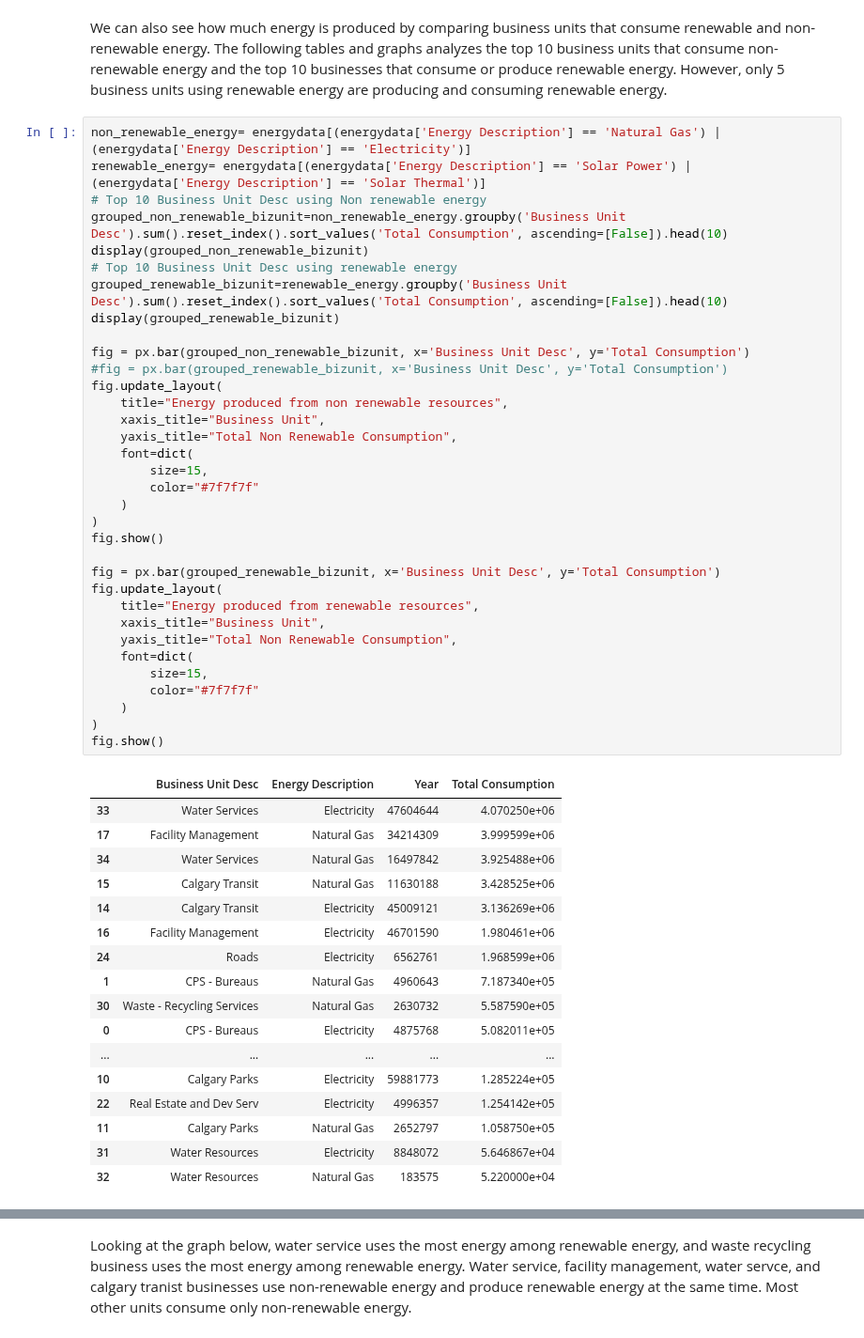
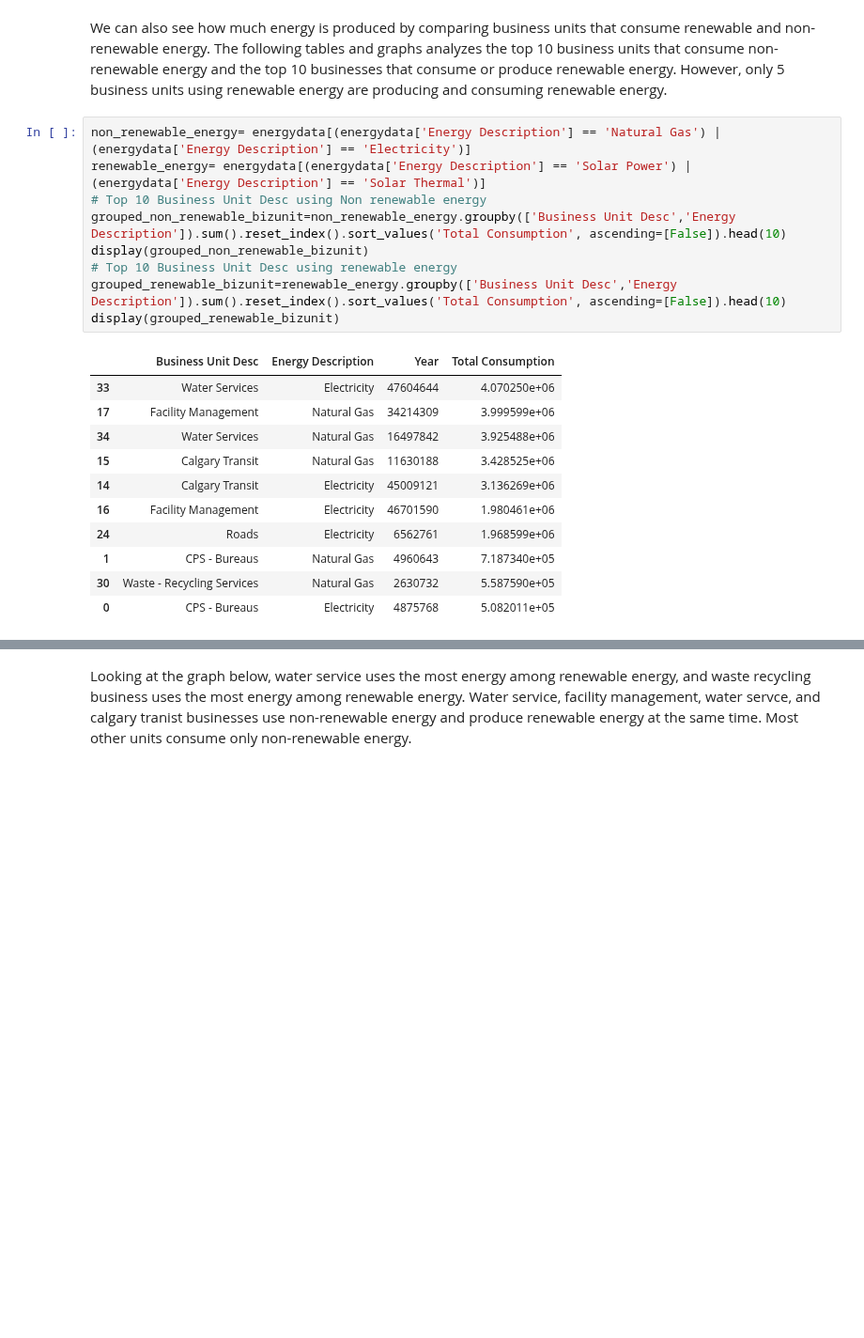
Before and after one commit to deshant19/Corporate-Energy-Consumption-Data-Visualization, a Jupyter notebook: notebooks/Corporate Energy Consumption.ipynb, the cells around one changed output, grey strips where cells are left out. Shown at 94% size. Saved outputs shown, nothing was run; the diff lists cells and outputs as text; blank space fills up the shorter version.

```diff
--- a/notebooks/Corporate Energy Consumption.ipynb
+++ b/notebooks/Corporate Energy Consumption.ipynb
@@ -453,55 +454,24 @@ We can also see how much energy is produced by comparing business units that con
 # %%
 non_renewable_energy= energydata[(energydata['Energy Description'] == 'Natural Gas') | (energydata['Energy Description'] == 'Electricity')]
 renewable_energy= energydata[(energydata['Energy Description'] == 'Solar Power') | (energydata['Energy Description'] == 'Solar Thermal')]
 # Top 10 Business Unit Desc using Non renewable energy
-grouped_non_renewable_bizunit=non_renewable_energy.groupby('Business Unit Desc').sum().reset_index().sort_values('Total Consumption', ascending=[False]).head(10)
+grouped_non_renewable_bizunit=non_renewable_energy.groupby(['Business Unit Desc','Energy Description']).sum().reset_index().sort_values('Total Consumption', ascending=[False]).head(10)
 display(grouped_non_renewable_bizunit)
 # Top 10 Business Unit Desc using renewable energy
-grouped_renewable_bizunit=renewable_energy.groupby('Business Unit Desc').sum().reset_index().sort_values('Total Consumption', ascending=[False]).head(10)
+grouped_renewable_bizunit=renewable_energy.groupby(['Business Unit Desc','Energy Description']).sum().reset_index().sort_values('Total Consumption', ascending=[False]).head(10)
 display(grouped_renewable_bizunit)
-
-fig = px.bar(grouped_non_renewable_bizunit, x='Business Unit Desc', y='Total Consumption')
-#fig = px.bar(grouped_renewable_bizunit, x='Business Unit Desc', y='Total Consumption')
-fig.update_layout(
-    title="Energy produced from non renewable resources",
-    xaxis_title="Business Unit",
-    yaxis_title="Total Non Renewable Consumption",
-    font=dict(
-        size=15,
-        color="#7f7f7f"
-    )
-)
-fig.show()
-
-fig = px.bar(grouped_renewable_bizunit, x='Business Unit Desc', y='Total Consumption')
-fig.update_layout(
-    title="Energy produced from renewable resources",
-    xaxis_title="Business Unit",
-    yaxis_title="Total Non Renewable Consumption",
-    font=dict(
-        size=15,
-        color="#7f7f7f"
-    )
-)
-fig.show()
 # %% [output]
 |  | Business Unit Desc | Energy Description | Year | Total Consumption |
 | 33 | Water Services | Electricity | 47604644 | 4.070250e+06 |
 | 17 | Facility Management | Natural Gas | 34214309 | 3.999599e+06 |
 | 34 | Water Services | Natural Gas | 16497842 | 3.925488e+06 |
 | 15 | Calgary Transit | Natural Gas | 11630188 | 3.428525e+06 |
 | 14 | Calgary Transit | Electricity | 45009121 | 3.136269e+06 |
 | 16 | Facility Management | Electricity | 46701590 | 1.980461e+06 |
 | 24 | Roads | Electricity | 6562761 | 1.968599e+06 |
 | 1 | CPS - Bureaus | Natural Gas | 4960643 | 7.187340e+05 |
 | 30 | Waste - Recycling Services | Natural Gas | 2630732 | 5.587590e+05 |
 | 0 | CPS - Bureaus | Electricity | 4875768 | 5.082011e+05 |
-| ... | ... | ... | ... | ... |
-| 10 | Calgary Parks | Electricity | 59881773 | 1.285224e+05 |
-| 22 | Real Estate and Dev Serv | Electricity | 4996357 | 1.254142e+05 |
-| 11 | Calgary Parks | Natural Gas | 2652797 | 1.058750e+05 |
-| 31 | Water Resources | Electricity | 8848072 | 5.646867e+04 |
-| 32 | Water Resources | Natural Gas | 183575 | 5.220000e+04 |
 |  | Business Unit Desc | Energy Description | Year | Total Consumption |
 | 4 | Waste - Recycling Services | Solar Power | 86842 | 31148.6652 |
 | 2 | Facility Management | Solar Power | 1810356 | 14761.6272 |
```
Also changed, not shown: parts of 1 cell of this notebook.
